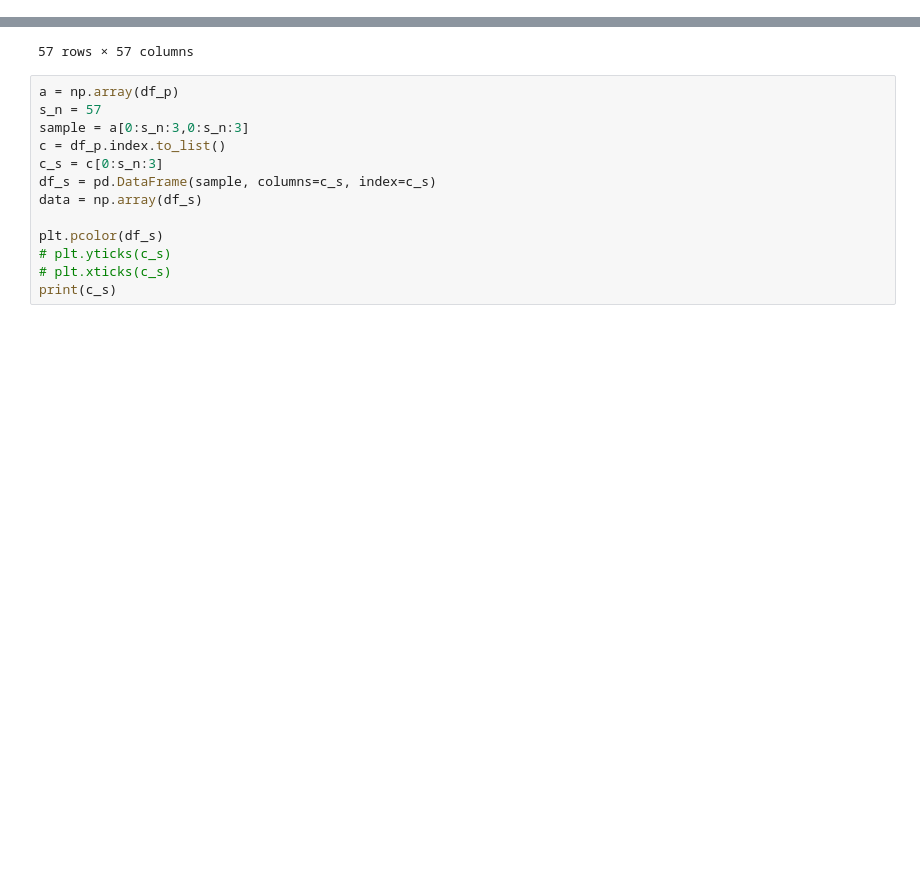
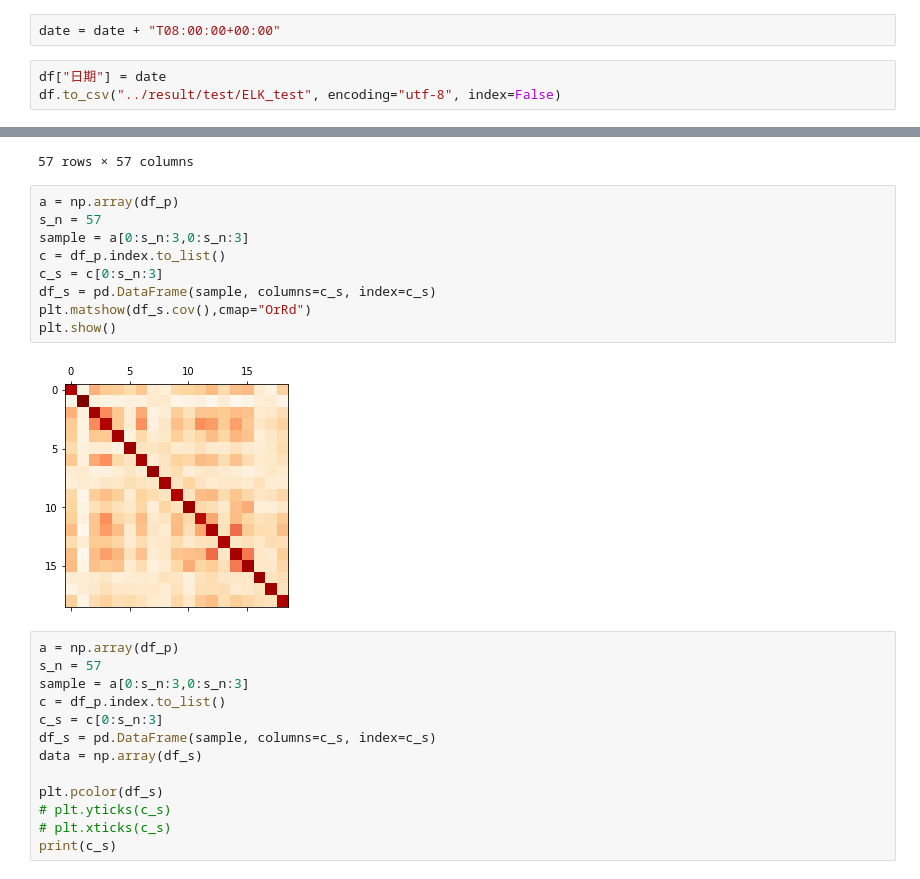
Before and after one commit to dogppatrick/python, a Jupyter notebook: cb105g4/cov_flower_price/003_percent_diff_test.ipynb, the cells around one changed output, grey strips where cells are left out. Cells and saved outputs as stored; diff of their text form; blank space fills up the shorter version.

```diff
--- a/cb105g4/cov_flower_price/003_percent_diff_test.ipynb
+++ b/cb105g4/cov_flower_price/003_percent_diff_test.ipynb
@@ -55,6 +55,11 @@ df
 | 1502 | -0.500000 | 0.042254 | -0.168224 | 0.0 | 0.0 | 0.0 | ... |
 | 1503 | 0.102564 | -0.162162 | -0.011236 | 0.0 | 0.0 | 0.0 | ... |
 1503 rows × 58 columns
+# %%
+date = date + "T08:00:00+00:00"
+# %%
+df["日期"] = date
+df.to_csv("../result/test/ELK_test", encoding="utf-8", index=False)
 # %%
 # t = df["FB001 火鶴花 混色_上價"]
 df.describe()
@@ -130,6 +135,17 @@ df_p
 | FR910 玫瑰 迷你紅_下價 | 0.104299 | 0.168365 | 0.138805 | 0.015191 | 0.004826 | 0.010973 | ... |
 | FR910 玫瑰 迷你紅_中價 | 0.183115 | 0.159454 | 0.194307 | 0.016239 | 0.007474 | 0.013742 | ... |
 57 rows × 57 columns
+# %%
+a = np.array(df_p)
+s_n = 57
+sample = a[0:s_n:3,0:s_n:3]
+c = df_p.index.to_list()
+c_s = c[0:s_n:3]
+df_s = pd.DataFrame(sample, columns=c_s, index=c_s)
+plt.matshow(df_s.cov(),cmap="OrRd")
+plt.show()
+# %% [output]
+[figure, added]
 # %%
 a = np.array(df_p)
 s_n = 57
```
Also changed, not shown: 3 other files.
